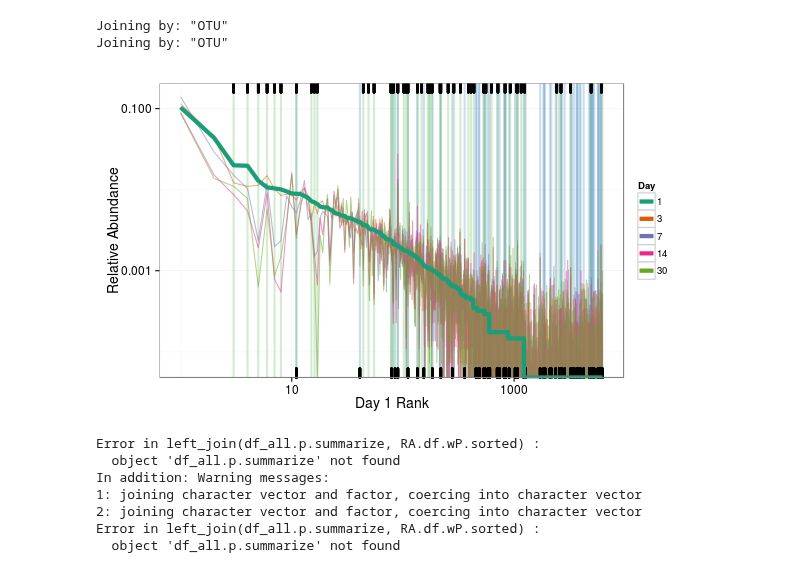
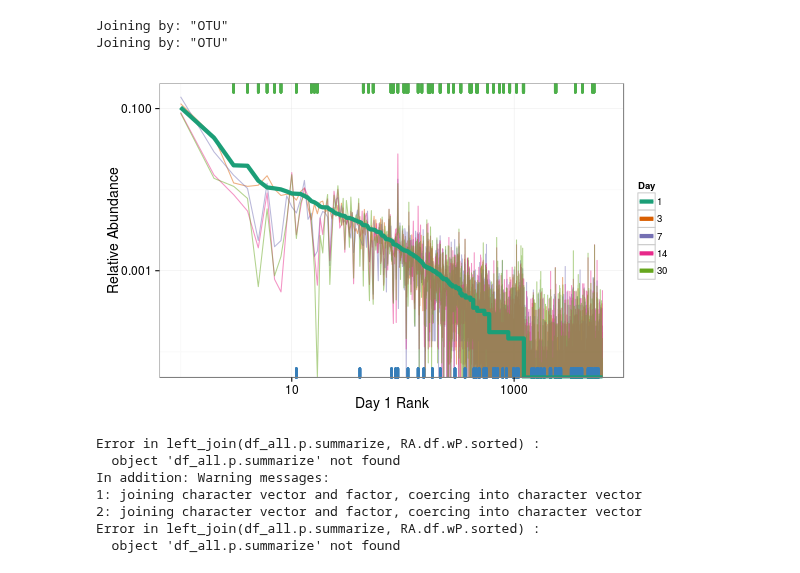
Before and after one commit to chuckpr/CSIP_succession_data_analysis, a Jupyter notebook: figures_and_stats/responder_info.ipynb, the cells around one changed output. Cells and saved outputs as stored; diff of their text form; code cells hidden in the pictures.

Commit message:
removed vlines

```diff
--- a/figures_and_stats/responder_info.ipynb
+++ b/figures_and_stats/responder_info.ipynb
@@ -105,37 +119,37 @@ Joining by: "OTU"
 # %%
 %%R -w 600 -h 350
 getPalette = colorRampPalette(brewer.pal(5, "Dark2"))
 
 p = ggplot(mdf.byday.ranked, aes(x = Rank, y = mean_day_abundance, color = factor(Day)))
 
-p = p + geom_vline(data = d.cell, aes(xintercept = Rank), color = "#377eb8", alpha = 0.25, size = 1)
-p = p + geom_vline(data = d.xyl, aes(xintercept = Rank), color = "#4daf4a", alpha = 0.25, size = 1)
+#p = p + geom_vline(data = d.cell, aes(xintercept = Rank), color = "#377eb8", alpha = 0.25, size = 1)
+#p = p + geom_vline(data = d.xyl, aes(xintercept = Rank), color = "#4daf4a", alpha = 0.25, size = 1)
 
 p = p + geom_line(alpha = 0.5)
 
-p = p + geom_rug(data = d.cell, color = "black", sides = "b", size = 1.25)
-p = p + geom_rug(data = d.xyl, color = "black", sides = "t", size = 1.25)
+p = p + geom_rug(data = d.cell, color = "#377eb8", sides = "b", size = 1.25)
+p = p + geom_rug(data = d.xyl, color = "#4daf4a", sides = "t", size = 1.25)
 
 p = p + geom_line(data = subset(mdf.byday.ranked, Day == 1), size = 2)
 
 p = p + scale_y_log10()
 
 p = p + scale_x_log10()
 
 p = p + scale_color_manual(values=getPalette(5))
 
 p = p + theme_bw()
 
 p = p + theme(axis.text = element_text(size = 12),
               axis.title = element_text(size = 14))
 
 p = p + labs(x = "Day 1 Rank", y = "Relative Abundance", color = "Day")
 
 p.rabund = p
 
 p.rabund
 # %% [output]
-[figure, old version]
+[figure, new version]
 # %%
 %%R -h 400 -w 700
 
```
Also changed, not shown: parts of 6 cells of this notebook, 2 other files.
